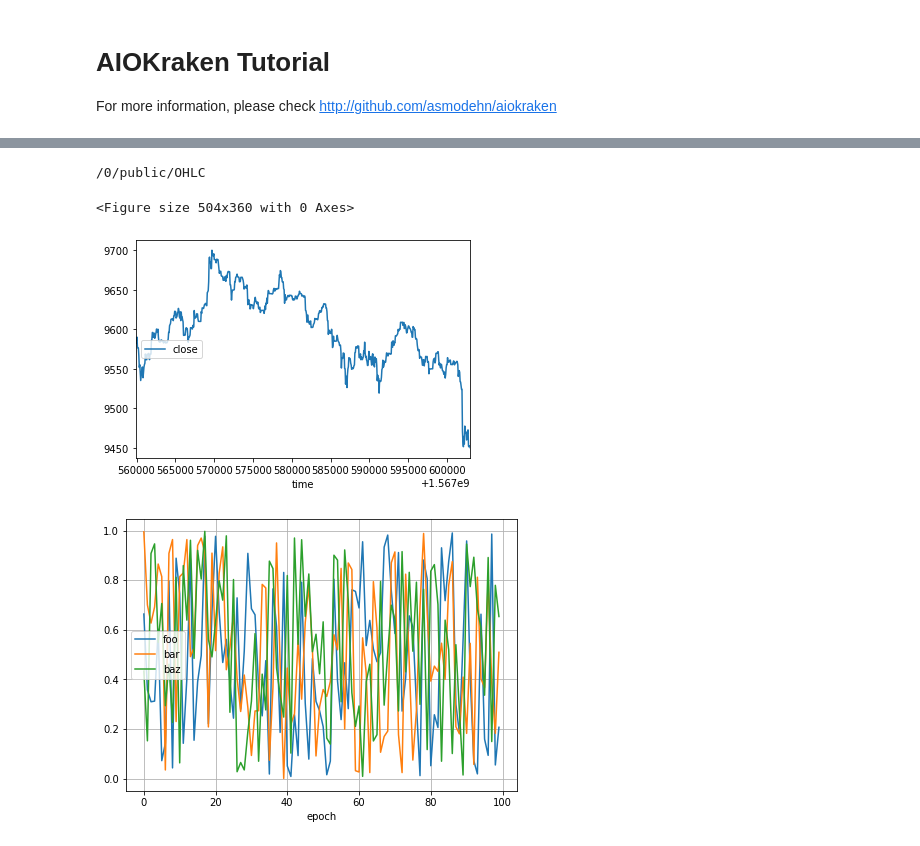
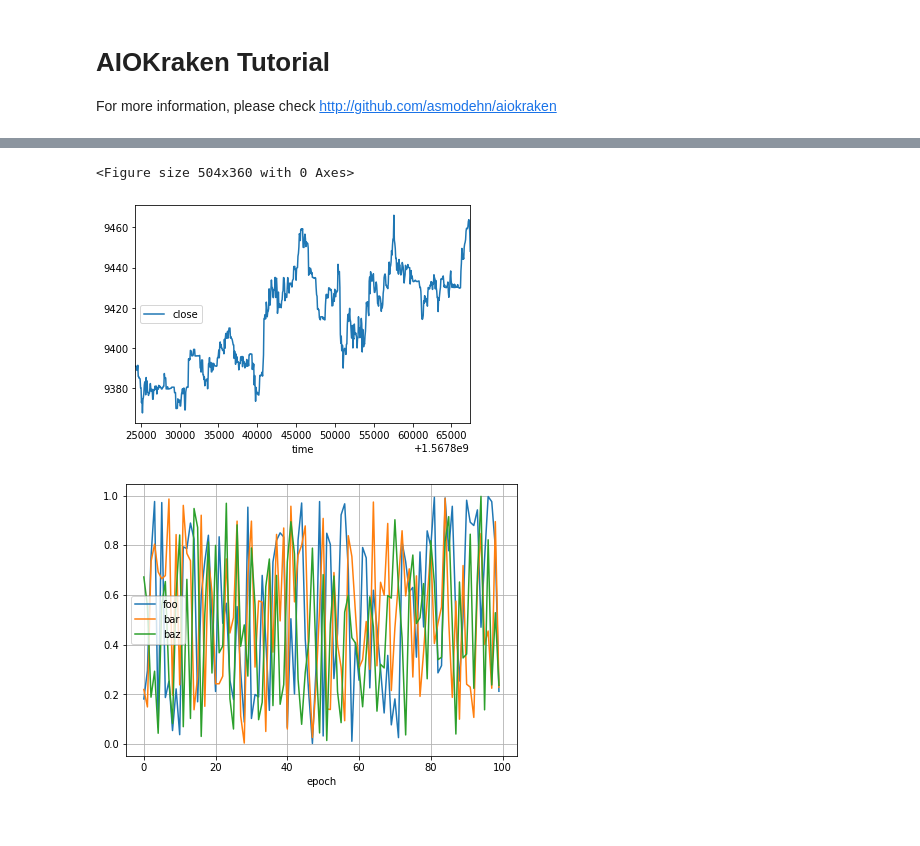
Before and after one commit to asmodehn/aiokraken, a Jupyter notebook: Tutorial.ipynb, the cells around one changed output, grey strips where cells are left out. Cells and saved outputs as stored; diff of their text form; code cells hidden in the pictures.

```diff
--- a/Tutorial.ipynb
+++ b/Tutorial.ipynb
@@ -61,40 +45,39 @@ print(ohlc.get('parsed'))
 from IPython.display import clear_output
 import numpy as np
 import pandas as pd
 from matplotlib import pyplot as plt
 import collections
 import time
 %matplotlib inline
 
 # def live_plot(data_dict, figsize=(7,5), title=''):
 #     clear_output(wait=True)
 #     plt.figure(figsize=figsize)
 #     for label,data in data_dict.items():
 #         plt.plot(data, label=label)
 #     plt.title(title)
 #     plt.grid(True)
 #     plt.xlabel('epoch')
 #     plt.legend(loc='center left') # the plot evolves to the right
 #     plt.show();
 
 for i in range(10):  # how to interactively stop this ?  DO we even need it ? probably not for REST interface anyway...
     clear_output(wait=True)
     plt.figure(figsize=(7,5))
 
-    ohlc = await kraken.ohlc() #since=ohlc.get('last'))
-    ohlc_df = ohlc.get('parsed').get('XXBTZEUR')
+    ohlc_df = await kraken.ohlc(pair='XBTEUR') #since=ohlc.get('last'))
     # convert what we want to draw to numeric to please mpl
-    ohlc_df.close = pd.to_numeric(ohlc_df.close)
-    ohlc_df.plot(x='time', y='close')
+    ohlc_df.dataframe.close = pd.to_numeric(ohlc_df.dataframe.close)
+    #ohlc_df.time = pd.to_datetime(ohlc_df.time, unit='s')
+    ohlc_df.dataframe.plot(x='time', y='close')
 
     plt.legend(loc='center left') # the plot evolves to the right
     plt.show()
 
     time.sleep(10.0)  # careful with rate limits...
 # %% [output]
-/0/public/OHLC
+<Figure size 504x360 with 0 Axes>
-<Figure size 504x360 with 0 Axes>
-[figure, old version]
+[figure, new version]
 # %%
 from IPython.display import clear_output
 import numpy as np
@@ -123,4 +106,4 @@ for i in range(100):
     data['baz'].append(np.random.random())
     live_plot(data)
 # %% [output]
-[figure, old version]
+[figure, new version]
```
Also changed, not shown: parts of 3 cells of this notebook.
